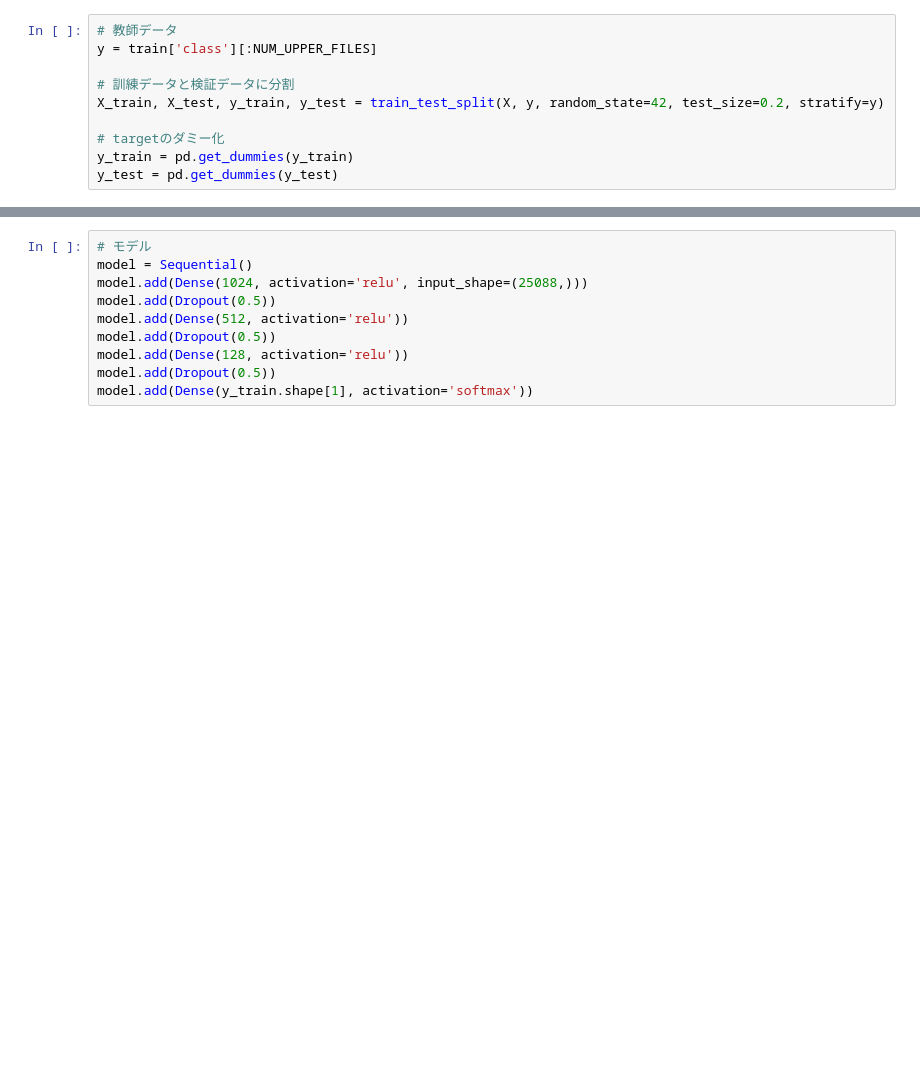
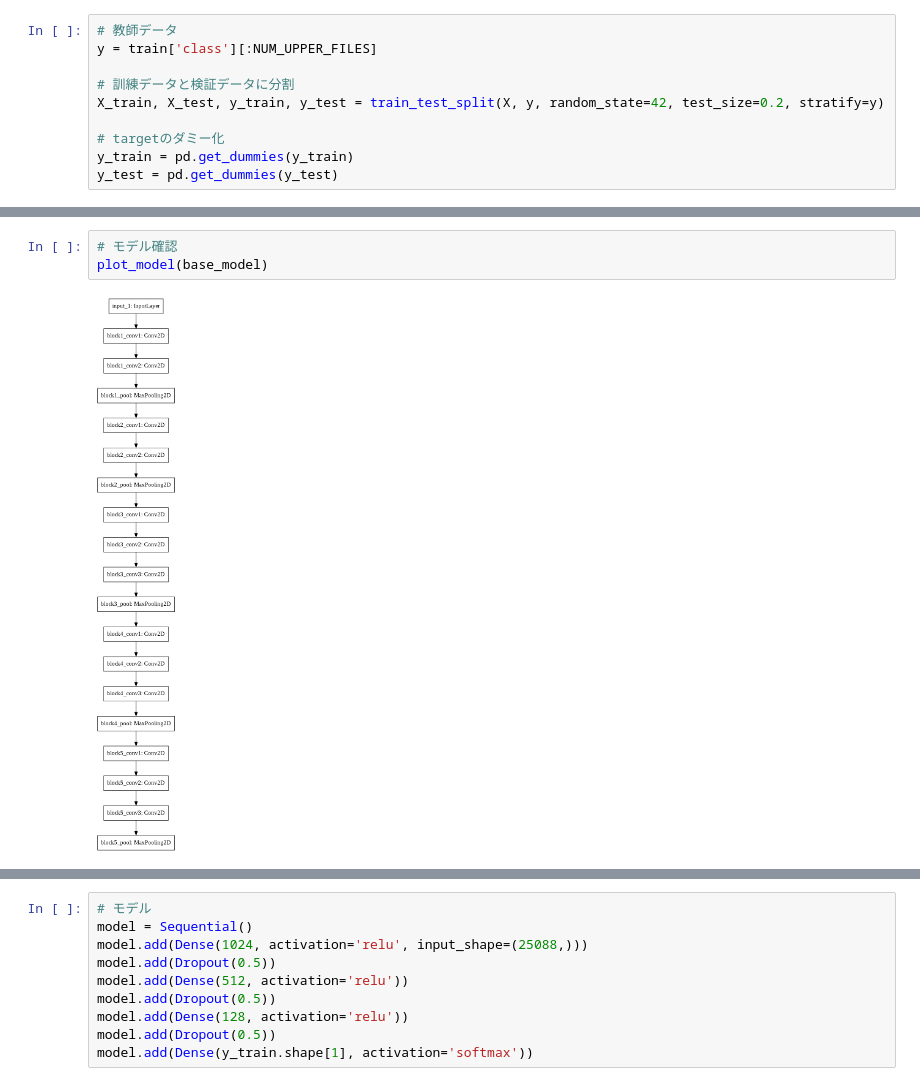
Before and after one commit to tsato-code/colab_notebooks, a Jupyter notebook: video_classicication.ipynb, the cells around one changed output, grey strips where cells are left out. Drawn from its saved outputs; the diff is of its cells as text; blank space fills up the shorter version.

```diff
--- a/video_classicication.ipynb
+++ b/video_classicication.ipynb
@@ -267,3 +264,8 @@ base_model = VGG16(weights='imagenet', include_top=False)
+# %%
+# モデル確認
+plot_model(base_model)
+# %% [output]
+[figure, added]
 # %%
 # 特徴量抽出
 X_train = base_model.predict(X_train)
```
Also changed, not shown: parts of 12 cells of this notebook.
